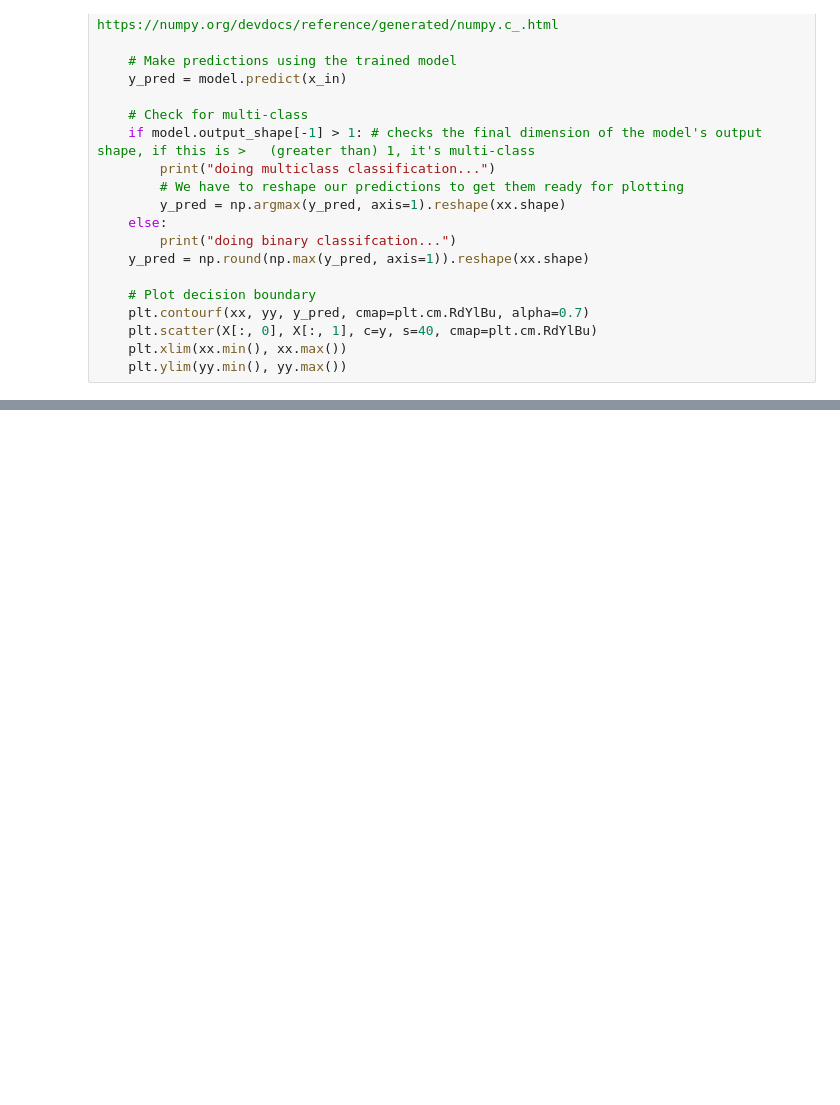
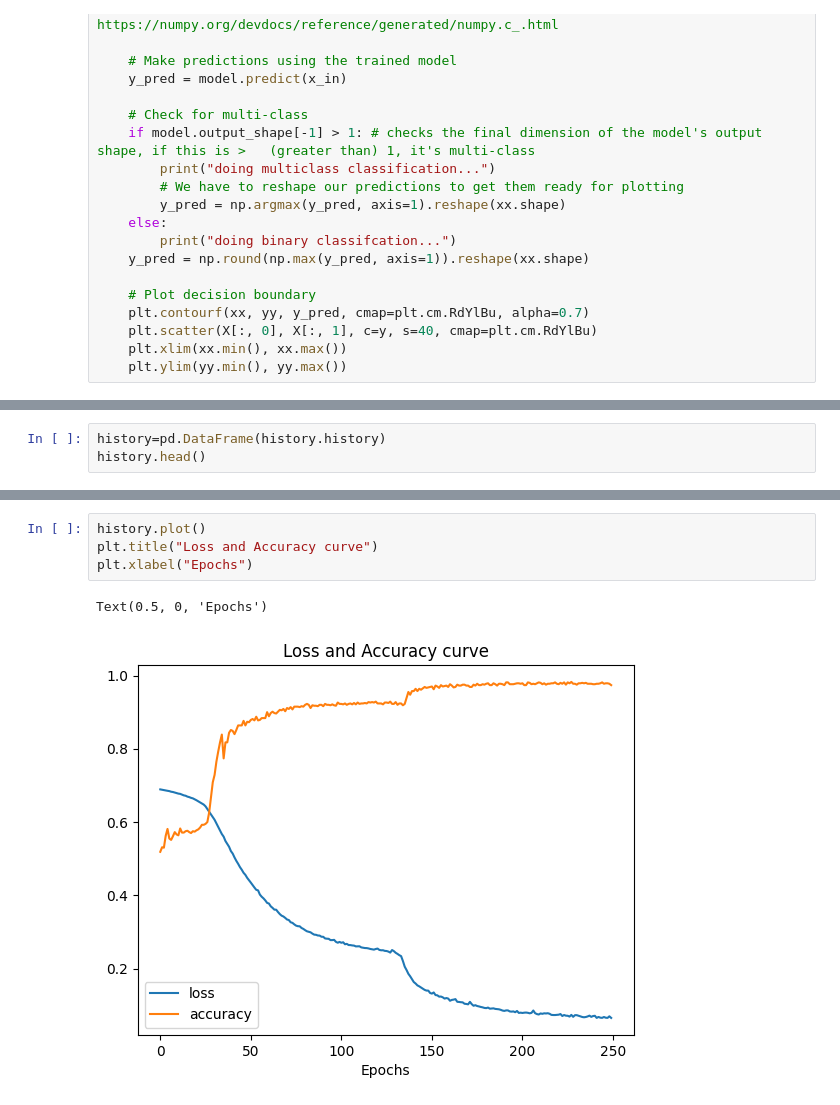
Before and after one commit to SoumiK-777/TensorFlow, a Jupyter notebook: module4_classification.ipynb, the cells around one changed output, grey strips where cells are left out. Saved outputs shown, nothing was run; the diff lists cells and outputs as text; blank space fills up the shorter version.

```diff
--- a/module4_classification.ipynb
+++ b/module4_classification.ipynb
@@ -242,0 +284,3 @@ doing binary classifcation...
+# %%
+history=pd.DataFrame(history.history)
+history.head()
@@ -242,0 +294,7 @@ doing binary classifcation...
+# %%
+history.plot()
+plt.title("Loss and Accuracy curve")
+plt.xlabel("Epochs")
+# %% [output]
+Text(0.5, 0, 'Epochs')
+[figure, added]
```
Also changed, not shown: parts of 50 cells of this notebook.
